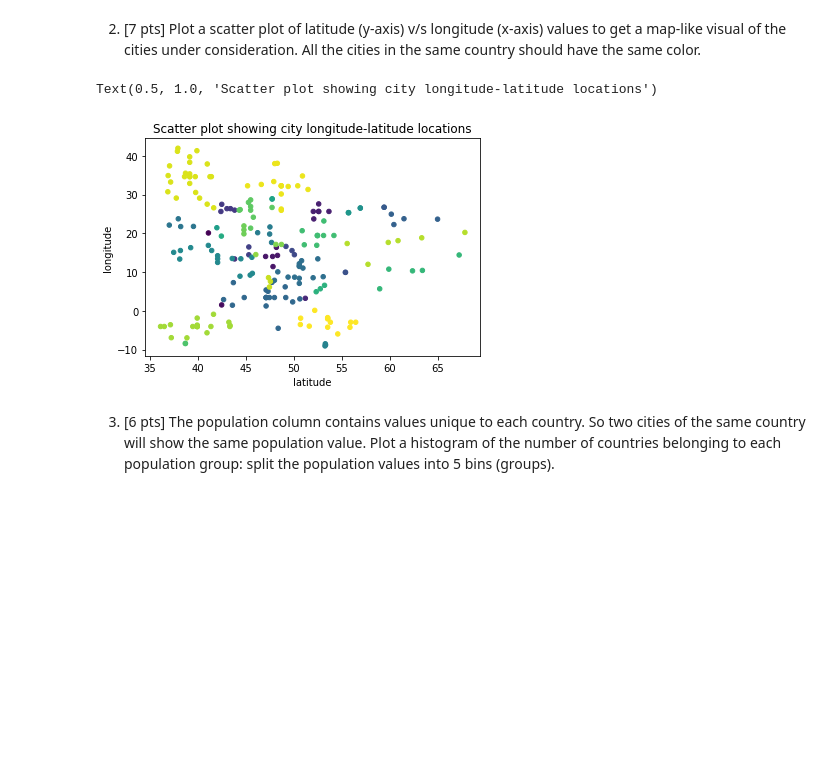
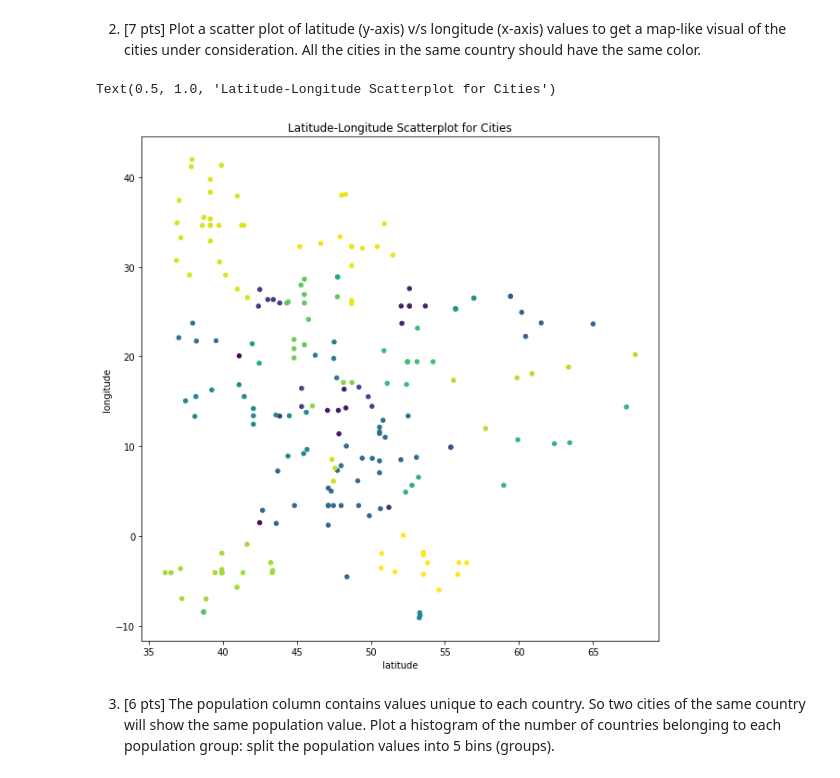
Before and after one commit to PinkmanusRex/CS210-HW3, a Jupyter notebook: eucities_temps.ipynb, the cells around one changed output. Cells and saved outputs as stored; diff of their text form; code cells hidden in the pictures; blank space fills up the shorter version.

```diff
--- a/eucities_temps.ipynb
+++ b/eucities_temps.ipynb
@@ -157,11 +158,11 @@ color_list = [colors.rgb2hex(colormap(i)) for i in np.linspace(0, 1, len(country
 # %%
 color_dict = {country_list[idx]: color_list[idx] for idx in range(len(color_list))}
 # %%
-scatter_axes = eu_temp_df.plot.scatter(x="latitude", y="longitude", c=eu_temp_df["country"].map(color_dict))
-scatter_axes.set_title("Scatter plot showing city longitude-latitude locations")
+scatter_axes = eu_temp_df.plot.scatter(x="latitude", y="longitude", c=eu_temp_df["country"].map(color_dict), figsize=(10,10))
+scatter_axes.set_title("Latitude-Longitude Scatterplot for Cities")
 # %% [output]
-Text(0.5, 1.0, 'Scatter plot showing city longitude-latitude locations')
+Text(0.5, 1.0, 'Latitude-Longitude Scatterplot for Cities')
-[figure, old version]
+[figure, new version]
 # %% [markdown]
 3. [6 pts] The population column contains values unique to each country. So two cities of the same country will show the same population value. Plot a histogram of the number of countries belonging to each population group: split the population values into 5 bins (groups).
 # %%
```
Also changed, not shown: parts of 4 cells of this notebook, 1 other file.
